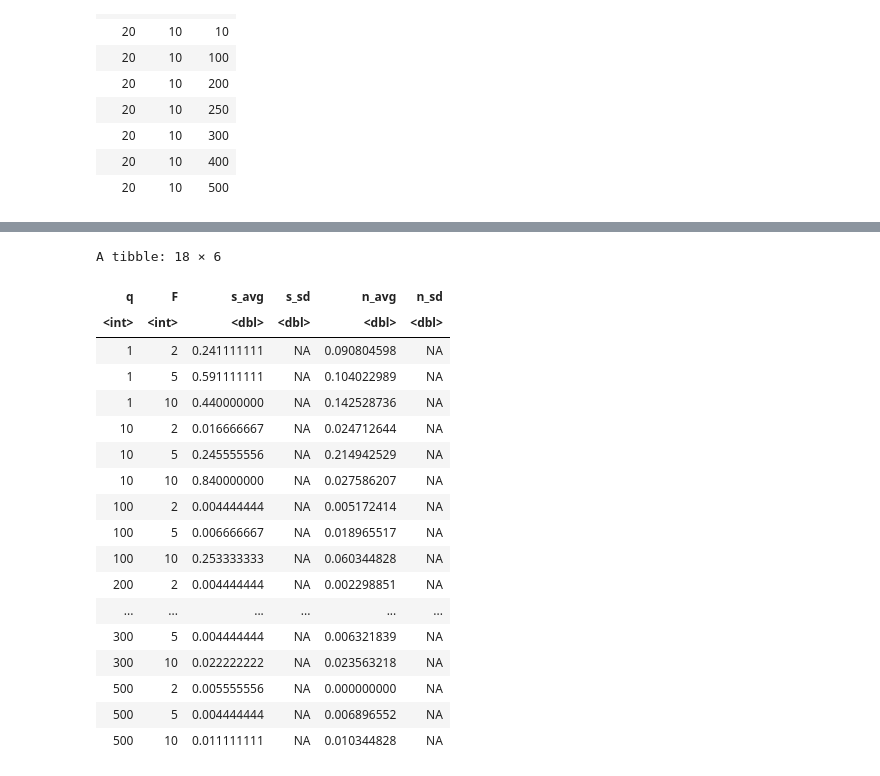
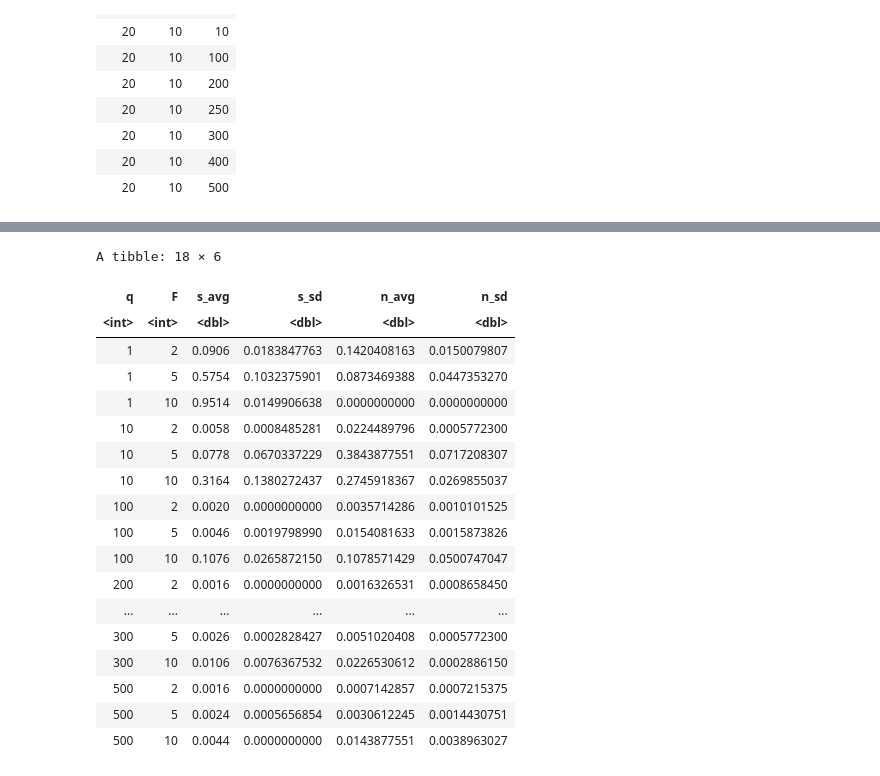
Before and after one commit to paololapo/ComplexNetworks_projects, a Jupyter notebook: code/task_30/social_influence.ipynb, the cells around one changed output, grey strips where cells are left out. Saved outputs shown, nothing was run; the diff lists cells and outputs as text; code cells hidden in the pictures.

```diff
--- a/code/task_30/social_influence.ipynb
+++ b/code/task_30/social_influence.ipynb
@@ -493,7 +511,7 @@ A data.frame: 8 × 3
 # write.csv(res, "res.csv", row.names = FALSE)
 # %%
 # Load res from csv
-res <- read.csv("resultspy.csv")
+res <- read.csv("resultspy2.csv")
 # %%
 sprintf("Unique q values: %s", paste(unique(res$q), collapse = ", "))
 sprintf("Unique F values: %s", paste(unique(res$F), collapse = ", "))
@@ -560,35 +591,35 @@ ggplot(df, aes(x = iteration, y = s_avg, color = factor(q))) +
 # %%
 
 df <- res |>
-  filter(iteration == max(iteration), L == 30) |>
+  filter(iteration == max(iteration), L == 50) |>
   group_by(q, F) |>
   summarize(
     s_avg=mean(s_max_den), s_sd=sd(s_max_den),
     n_avg=mean(n_density), n_sd=sd(n_density),
     .groups = 'drop'
   )
 
 df
 # %% [output]
 A tibble: 18 × 6
 | q | F | s_avg | s_sd | n_avg | n_sd |
 | <int> | <int> | <dbl> | <dbl> | <dbl> | <dbl> |
-| 1 | 2 | 0.241111111 | NA | 0.090804598 | NA |
-| 1 | 5 | 0.591111111 | NA | 0.104022989 | NA |
-| 1 | 10 | 0.440000000 | NA | 0.142528736 | NA |
-| 10 | 2 | 0.016666667 | NA | 0.024712644 | NA |
-| 10 | 5 | 0.245555556 | NA | 0.214942529 | NA |
-| 10 | 10 | 0.840000000 | NA | 0.027586207 | NA |
-| 100 | 2 | 0.004444444 | NA | 0.005172414 | NA |
-| 100 | 5 | 0.006666667 | NA | 0.018965517 | NA |
-| 100 | 10 | 0.253333333 | NA | 0.060344828 | NA |
-| 200 | 2 | 0.004444444 | NA | 0.002298851 | NA |
+| 1 | 2 | 0.0906 | 0.0183847763 | 0.1420408163 | 0.0150079807 |
+| 1 | 5 | 0.5754 | 0.1032375901 | 0.0873469388 | 0.0447353270 |
+| 1 | 10 | 0.9514 | 0.0149906638 | 0.0000000000 | 0.0000000000 |
+| 10 | 2 | 0.0058 | 0.0008485281 | 0.0224489796 | 0.0005772300 |
+| 10 | 5 | 0.0778 | 0.0670337229 | 0.3843877551 | 0.0717208307 |
+| 10 | 10 | 0.3164 | 0.1380272437 | 0.2745918367 | 0.0269855037 |
+| 100 | 2 | 0.0020 | 0.0000000000 | 0.0035714286 | 0.0010101525 |
+| 100 | 5 | 0.0046 | 0.0019798990 | 0.0154081633 | 0.0015873826 |
+| 100 | 10 | 0.1076 | 0.0265872150 | 0.1078571429 | 0.0500747047 |
+| 200 | 2 | 0.0016 | 0.0000000000 | 0.0016326531 | 0.0008658450 |
 | ... | ... | ... | ... | ... | ... |
-| 300 | 5 | 0.004444444 | NA | 0.006321839 | NA |
-| 300 | 10 | 0.022222222 | NA | 0.023563218 | NA |
-| 500 | 2 | 0.005555556 | NA | 0.000000000 | NA |
-| 500 | 5 | 0.004444444 | NA | 0.006896552 | NA |
-| 500 | 10 | 0.011111111 | NA | 0.010344828 | NA |
+| 300 | 5 | 0.0026 | 0.0002828427 | 0.0051020408 | 0.0005772300 |
+| 300 | 10 | 0.0106 | 0.0076367532 | 0.0226530612 | 0.0002886150 |
+| 500 | 2 | 0.0016 | 0.0000000000 | 0.0007142857 | 0.0007215375 |
+| 500 | 5 | 0.0024 | 0.0005656854 | 0.0030612245 | 0.0014430751 |
+| 500 | 10 | 0.0044 | 0.0000000000 | 0.0143877551 | 0.0038963027 |
 # %%
 # Plot number of s_max vs q per each L
 ggplot(df, aes(x = q, y = s_avg, color = factor(F))) +
```
Also changed, not shown: parts of 6 cells of this notebook, 2 other files.
